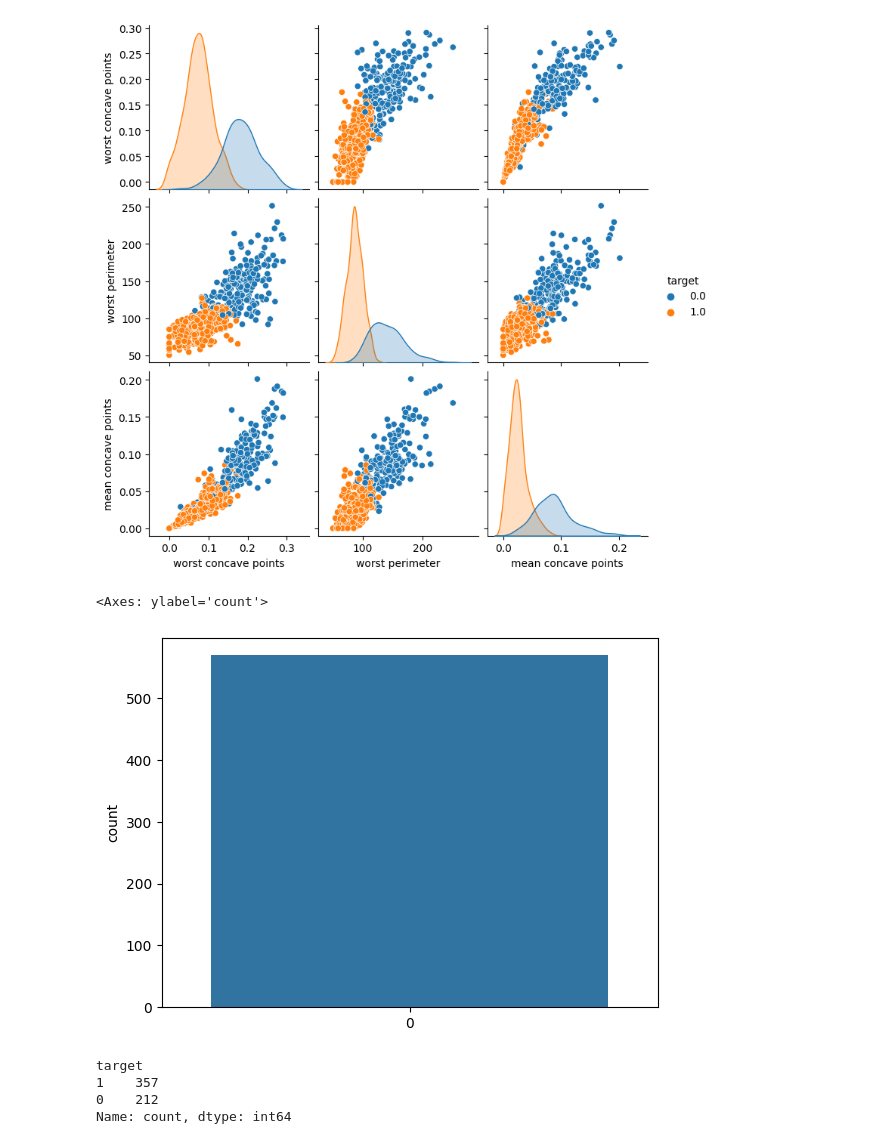
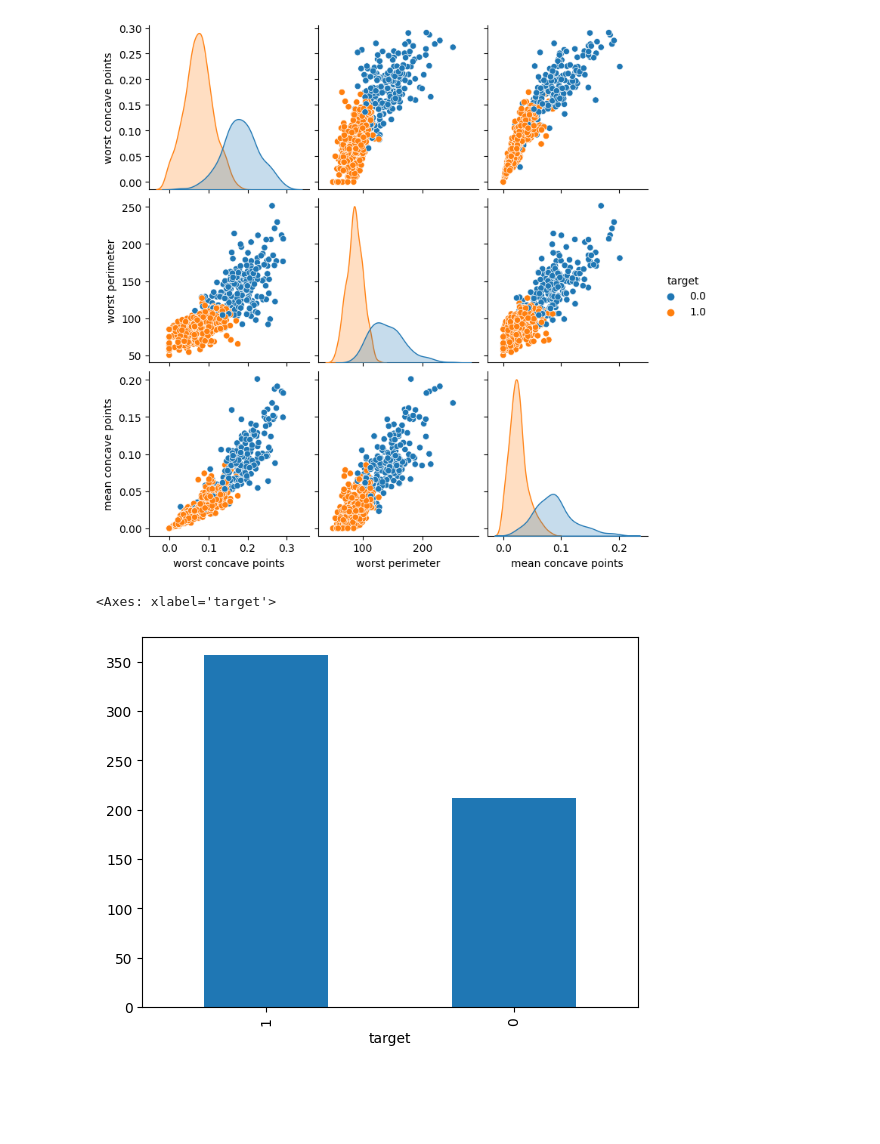
Before and after one commit to Adnan525/breast_cancer, a Jupyter notebook: breast_cancer.ipynb, the cells around one changed output. Drawn from its saved outputs; the diff is of its cells as text; code cells hidden in the pictures; blank space fills up the shorter version.

```diff
--- a/breast_cancer.ipynb
+++ b/breast_cancer.ipynb
@@ -52,15 +52,8 @@ sns.pairplot(df, hue = 'target', vars = most_corr[1:4])
 [figure]
 # %%
 df["target"] = df["target"].astype(int)
-# %%
-sns.countplot(df["target"])
-# %% [output]
-<Axes: ylabel='count'>
-[figure, removed]
 # %%
-df["target"].value_counts()
+df["target"].value_counts().plot(kind="bar")
 # %% [output]
-target
-1    357
-0    212
-Name: count, dtype: int64
+<Axes: xlabel='target'>
+[figure, added]
```
Also changed, not shown: parts of 3 cells of this notebook.
